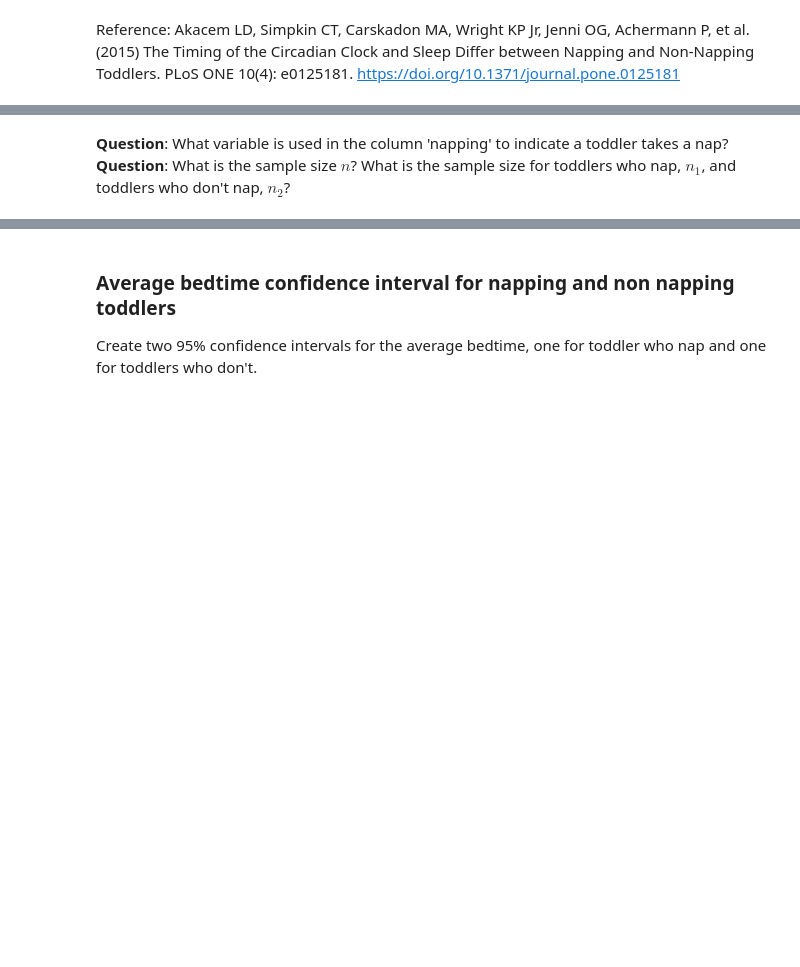
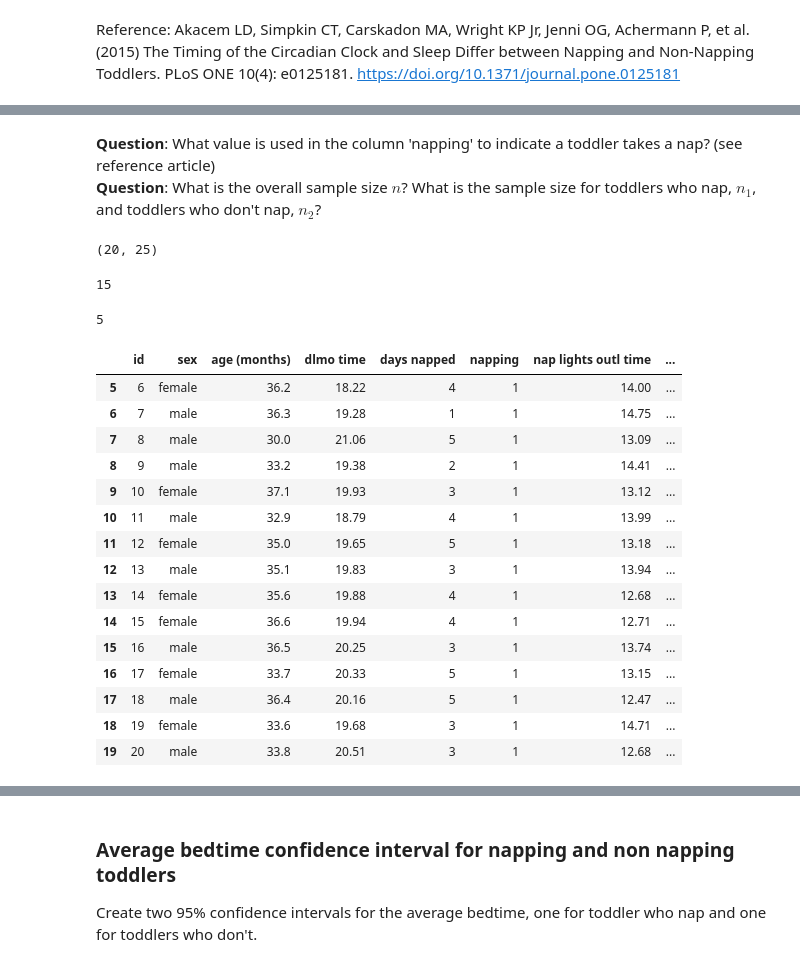
Before and after one commit to dennislamcv1/UoMStatistics, a Jupyter notebook: Inferential Statistical Analysis with Python/week2_assessment.ipynb, the cells around one changed output, grey strips where cells are left out. Drawn from its saved outputs; the diff is of its cells as text; code cells hidden in the pictures; blank space fills up the shorter version.

```diff
--- a/Inferential Statistical Analysis with Python/week2_assessment.ipynb
+++ b/Inferential Statistical Analysis with Python/week2_assessment.ipynb
@@ -40,3 +54,35 @@ df
 # %% [markdown]
-**Question**: What variable is used in the column 'napping' to indicate a toddler takes a nap?
-**Question**: What is the sample size $n$? What is the sample size for toddlers who nap, $n_1$, and toddlers who don't nap, $n_2$?
+**Question**: What value is used in the column 'napping' to indicate a toddler takes a nap? (see reference article)
+**Question**: What is the overall sample size $n$? What is the sample size for toddlers who nap, $n_1$, and toddlers who don't nap, $n_2$?
+# %%
+df.shape
+# %% [output]
+(20, 25)
+# %%
+df[df["napping"] == 1].shape[0]
+# %% [output]
+15
+# %%
+df[df["napping"] == 0].shape[0]
+# %% [output]
+5
+# %%
+napping = df[df["napping"] == 1]
+napping
+# %% [output]
+|  | id | sex | age (months) | dlmo time | days napped | napping | nap lights outl time | ... |
+| 5 | 6 | female | 36.2 | 18.22 | 4 | 1 | 14.00 | ... |
+| 6 | 7 | male | 36.3 | 19.28 | 1 | 1 | 14.75 | ... |
+| 7 | 8 | male | 30.0 | 21.06 | 5 | 1 | 13.09 | ... |
+| 8 | 9 | male | 33.2 | 19.38 | 2 | 1 | 14.41 | ... |
+| 9 | 10 | female | 37.1 | 19.93 | 3 | 1 | 13.12 | ... |
+| 10 | 11 | male | 32.9 | 18.79 | 4 | 1 | 13.99 | ... |
+| 11 | 12 | female | 35.0 | 19.65 | 5 | 1 | 13.18 | ... |
+| 12 | 13 | male | 35.1 | 19.83 | 3 | 1 | 13.94 | ... |
+| 13 | 14 | female | 35.6 | 19.88 | 4 | 1 | 12.68 | ... |
+| 14 | 15 | female | 36.6 | 19.94 | 4 | 1 | 12.71 | ... |
+| 15 | 16 | male | 36.5 | 20.25 | 3 | 1 | 13.74 | ... |
+| 16 | 17 | female | 33.7 | 20.33 | 5 | 1 | 13.15 | ... |
+| 17 | 18 | male | 36.4 | 20.16 | 5 | 1 | 12.47 | ... |
+| 18 | 19 | female | 33.6 | 19.68 | 3 | 1 | 14.71 | ... |
+| 19 | 20 | male | 33.8 | 20.51 | 3 | 1 | 12.68 | ... |
```
Also changed, not shown: parts of 30 cells of this notebook, 5 other files.
